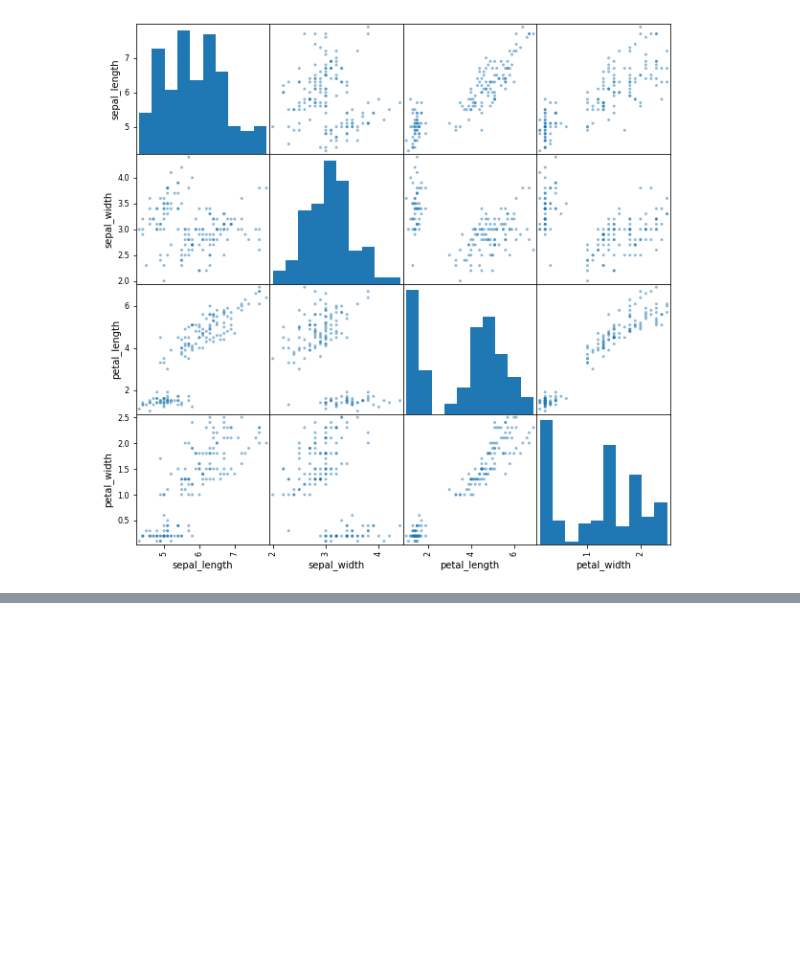
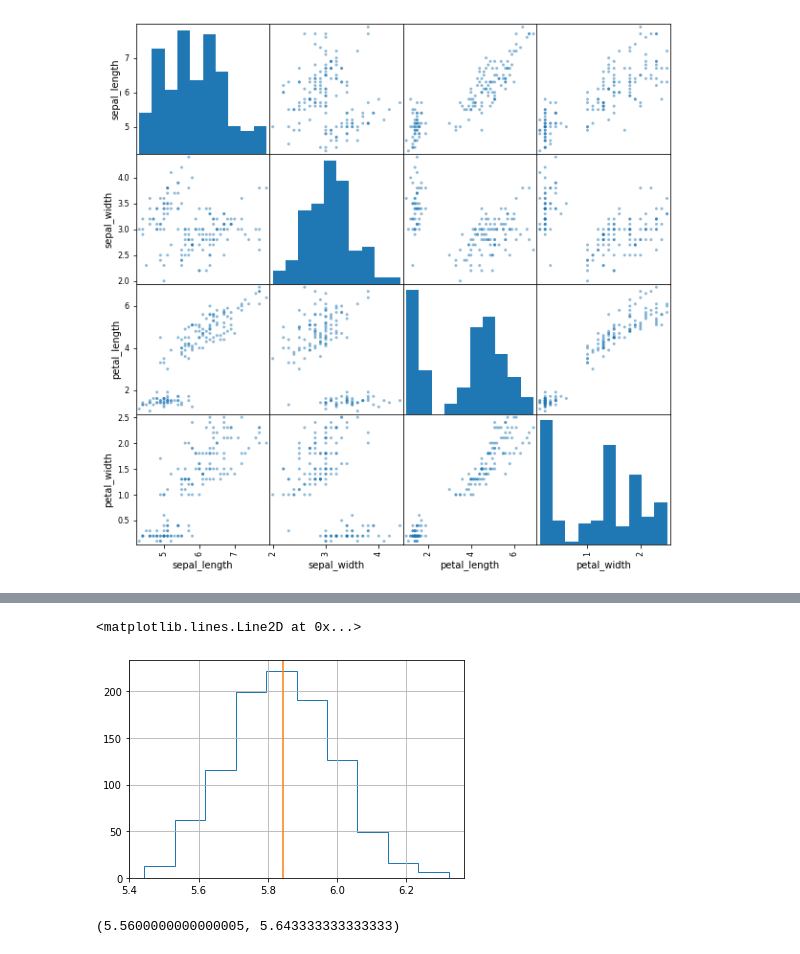
Before and after one commit to dscorzoni/my_pandas, a Jupyter notebook: python_statistics.ipynb, the cells around one changed output, grey strips where cells are left out. Cells and saved outputs as stored; diff of their text form; code cells hidden in the pictures; blank space fills up the shorter version.

```diff
--- a/python_statistics.ipynb
+++ b/python_statistics.ipynb
@@ -296,0 +428,5 @@ array([[<matplotlib.axes._subplots.AxesSubplot object at 0x...>,
+# %%
+# Now, let's repeat it 1000 times to create the mean distribution, based on data bootstrap sampling:
+bootstrap = pd.DataFrame(
+    {'mean_sepal_length':[iris.sepal_length.sample(30, replace=True).mean() for i in range(1000)]}
+)
@@ -296,0 +449,10 @@ array([[<matplotlib.axes._subplots.AxesSubplot object at 0x...>,
+# %%
+bootstrap.mean_sepal_length.hist(histtype='step') # Check the mean distribution
+pp.axvline(iris.sepal_length.mean(), color='C1') # Plot the line of original mean
+# %% [output]
+<matplotlib.lines.Line2D at 0x...>
+[figure, added]
+# %%
+bootstrap.mean_sepal_length.quantile(0.025), bootstrap.mean_sepal_length.quantile(0.0975)
+# %% [output]
+(5.5600000000000005, 5.643333333333333)
```
Also changed, not shown: parts of 16 cells of this notebook, 1 other file.
